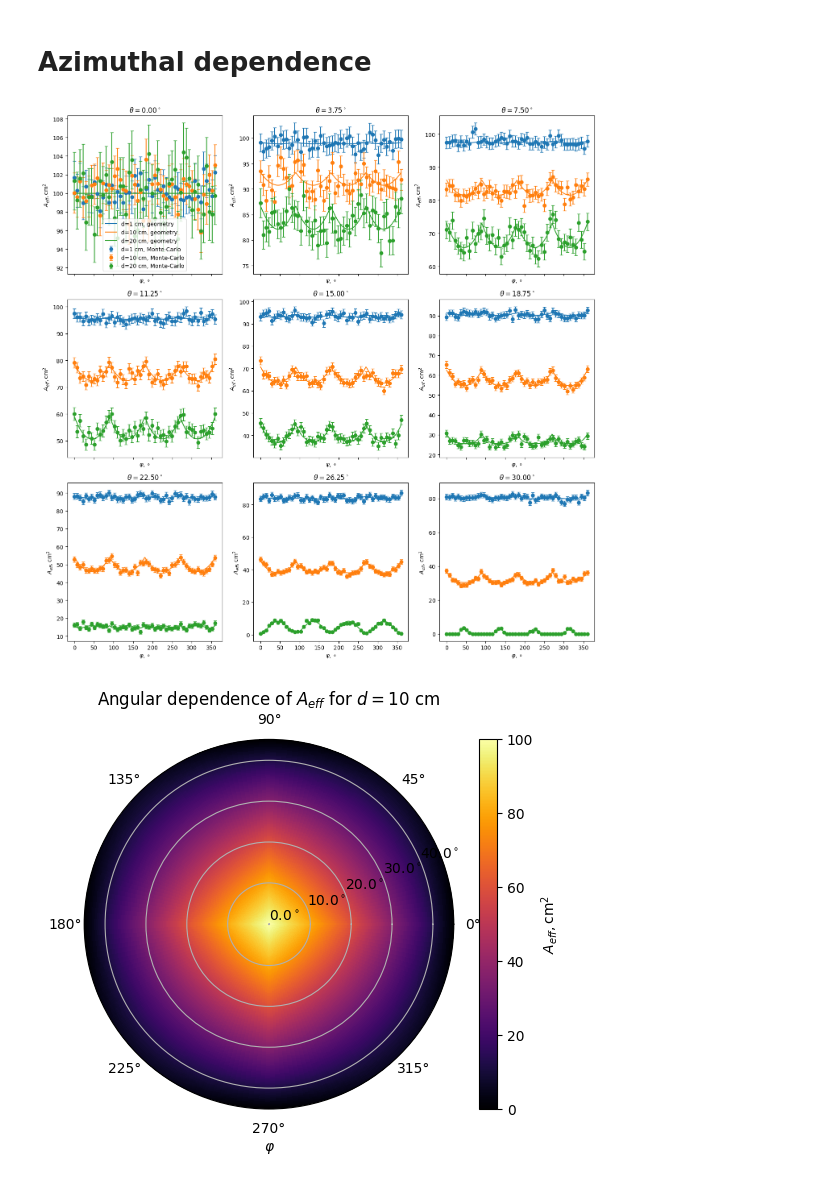
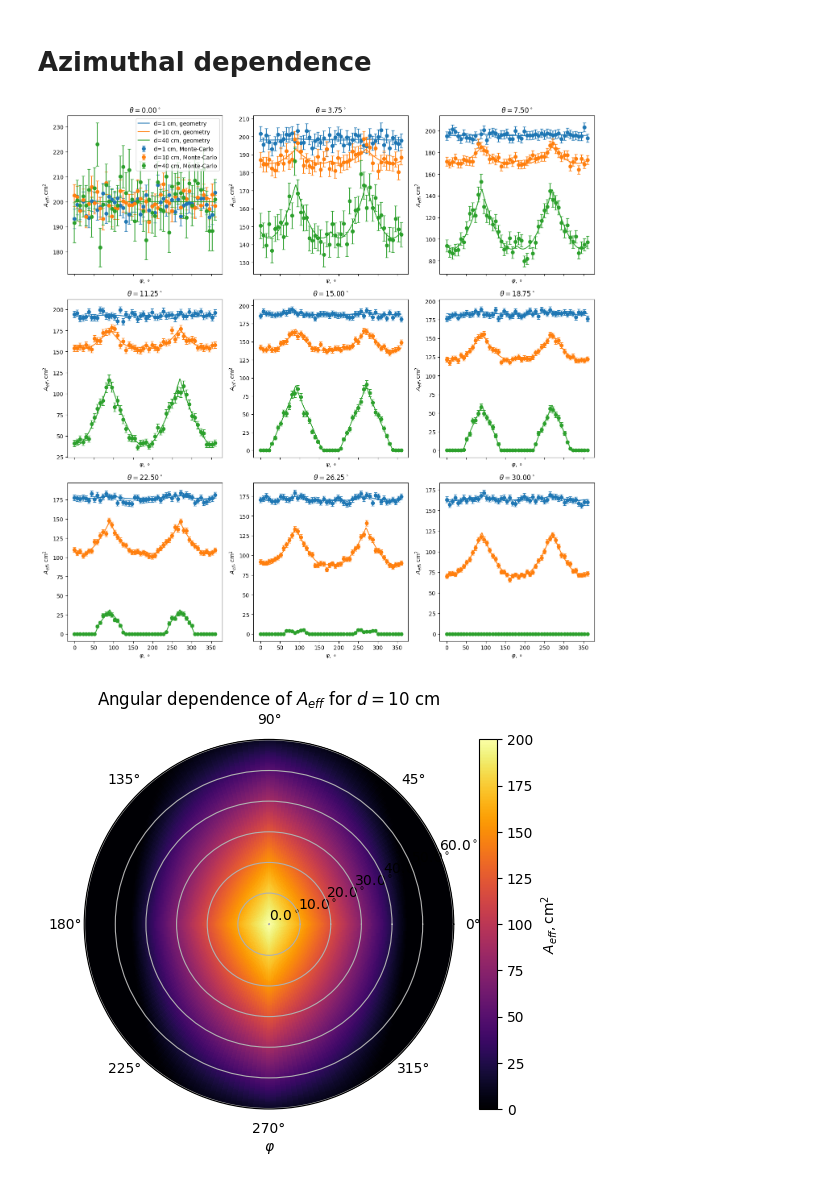
Before and after one commit to nj-vs-vh/gssi-he-4-gamma-and-neutrino-telescopes, a Jupyter notebook: effective-area.ipynb, the cells around one changed output. Saved outputs shown, nothing was run; the diff lists cells and outputs as text; code cells hidden in the pictures.

```diff
--- a/effective-area.ipynb
+++ b/effective-area.ipynb
@@ -5,9 +5,12 @@ import matplotlib
 
 from numpy import cos, sin, pi, tan
 # %%
-# plane dimensions along x and y axes respectively
+# plane dimensions along x and y axes respectively, cm
 a = 10
-b = 10
+b = 20
+
+# plane separation options, cm
+d_options = [1, 10, 40]
 # %%
 from typing import Optional
 
@@ -111,14 +114,14 @@ def effective_area_geom(theta: float, phi: float, d: float) -> float:
 # %% [markdown]
 # Zenith dependence
 # %%
-fig, axes = plt.subplots(nrows=2, ncols=2, sharex=True, sharey=True, figsize=(14, 14))
+fig, axes = plt.subplots(nrows=3, ncols=3, sharex=True, sharey=True, figsize=(14, 14))
 
-phi_max = pi / 4
+phi_max = pi / 2
 theta_max = pi / 2
 cmap = matplotlib.colormaps["tab10"]
 
 for idx, ax in enumerate(axes.flatten()):
-    for d_idx, d in enumerate([1, 10, 20]):
+    for d_idx, d in enumerate(d_options):
         phi = idx * phi_max / (axes.size - 1)
         theta_mc = np.linspace(0, theta_max, 50)
         A_mc_err_pairs = [effective_area_mc(theta, phi, d) for theta in theta_mc]
@@ -160,7 +163,7 @@ fig, axes = plt.subplots(nrows=3, ncols=3, sharex=True, figsize=(14, 14))
 theta_max = pi / 6
 
 for idx, ax in enumerate(axes.flatten()):
-    for d_idx, d in enumerate([1, 10, 20]):
+    for d_idx, d in enumerate(d_options):
         theta = idx * theta_max / (axes.size - 1)
         phis_mc = np.linspace(0, 2 * pi, 50)
         A_mc_err_pairs = [effective_area_mc(theta, phi, d) for phi in phis_mc]
@@ -190,33 +193,33 @@ for idx, ax in enumerate(axes.flatten()):
 fig.tight_layout()
 plt.show()
 # %% [output]
-[figure, old version]
+[figure, new version]
 # %%
 d = 10
-theta_max = pi / 4
+theta_max = 60 * pi / 180
 phi_max = 2 * pi
 
 thetas = np.linspace(0, theta_max, 200)
 phis = np.linspace(0, phi_max, 200)
 
 phis_gr, thetas_gr = np.meshgrid(phis, thetas)
 A_geom_gr = np.zeros_like(phis_gr)
 
 for idx, (phi_, theta_) in enumerate(zip(phis_gr.flatten(), thetas_gr.flatten())):
     A_geom_gr[np.unravel_index(idx, phis_gr.shape)] = effective_area_geom(theta_, phi_, d)
 
 fig, ax = plt.subplots(subplot_kw={'projection': 'polar'})
 mesh = ax.pcolormesh(phis, 180 * thetas / pi, A_geom_gr, cmap="inferno")
 
 plt.colorbar(mesh, label="$ A_{eff}, \\mathrm{cm^2} $")
 ax.grid(visible=False, axis="x")
 ax.set_title(f"Angular dependence of $A_{{eff}}$ for $d = {{{d}}}$ cm")
 r_ticks = ax.get_yticks()[:-1]
 ax.set_yticks(r_ticks)
 ax.set_yticklabels([f"${t}^\circ$" for t in r_ticks])
 
 ax.set_xlabel("$ \\varphi $")
 
 plt.show()
 # %% [output]
-[figure, old version]
+[figure, new version]
```
Also changed, not shown: parts of 1 cell of this notebook.
